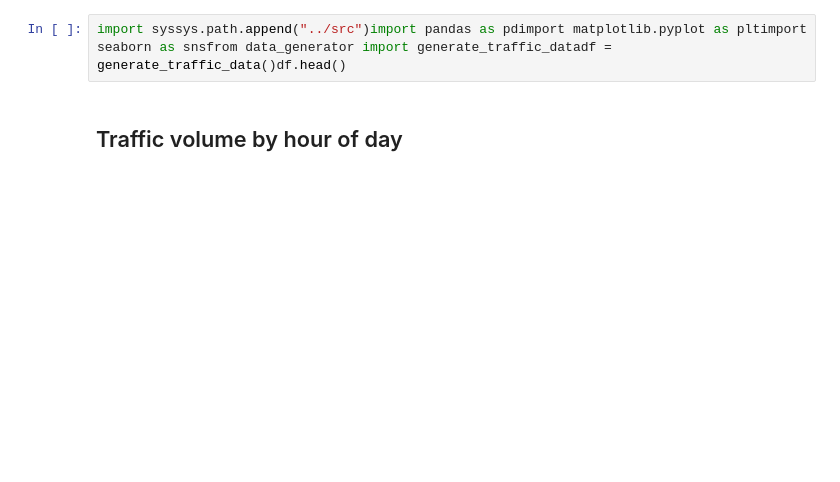
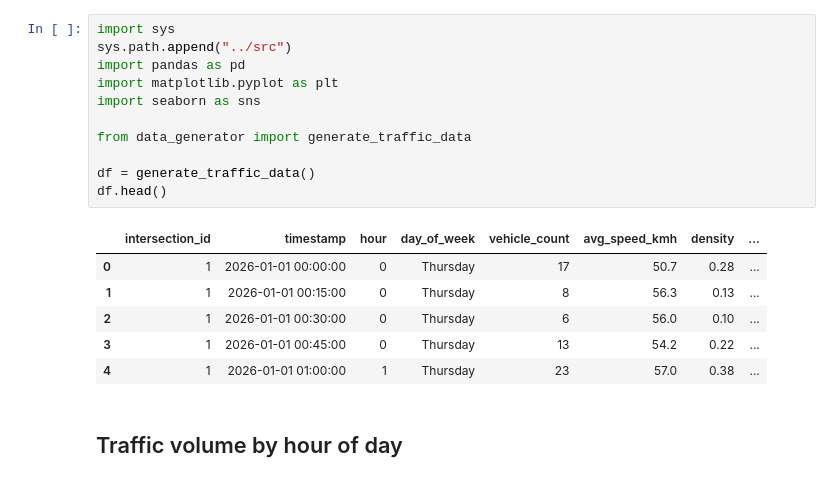
Before and after one commit to NadavaluruSashank/Smart-Traffic-Management, a Jupyter notebook: notebooks/01_EDA_Traffic_Patterns.ipynb, the cells around one changed output. Cells and saved outputs as stored; diff of their text form; blank space fills up the shorter version.

```diff
--- a/notebooks/01_EDA_Traffic_Patterns.ipynb
+++ b/notebooks/01_EDA_Traffic_Patterns.ipynb
@@ -3,5 +5,21 @@
 # %%
-import syssys.path.append("../src")import pandas as pdimport matplotlib.pyplot as pltimport seaborn as snsfrom data_generator import generate_traffic_datadf = generate_traffic_data()df.head()
+import sys
+sys.path.append("../src")
+import pandas as pd
+import matplotlib.pyplot as plt
+import seaborn as sns
+
+from data_generator import generate_traffic_data
+
+df = generate_traffic_data()
+df.head()
+# %% [output]
+|  | intersection_id | timestamp | hour | day_of_week | vehicle_count | avg_speed_kmh | density | ... |
+| 0 | 1 | 2026-01-01 00:00:00 | 0 | Thursday | 17 | 50.7 | 0.28 | ... |
+| 1 | 1 | 2026-01-01 00:15:00 | 0 | Thursday | 8 | 56.3 | 0.13 | ... |
+| 2 | 1 | 2026-01-01 00:30:00 | 0 | Thursday | 6 | 56.0 | 0.10 | ... |
+| 3 | 1 | 2026-01-01 00:45:00 | 0 | Thursday | 13 | 54.2 | 0.22 | ... |
+| 4 | 1 | 2026-01-01 01:00:00 | 1 | Thursday | 23 | 57.0 | 0.38 | ... |
 # %% [markdown]
 ## Traffic volume by hour of day
 # %%
```
Also changed, not shown: parts of 3 cells of this notebook, 2 other files.
